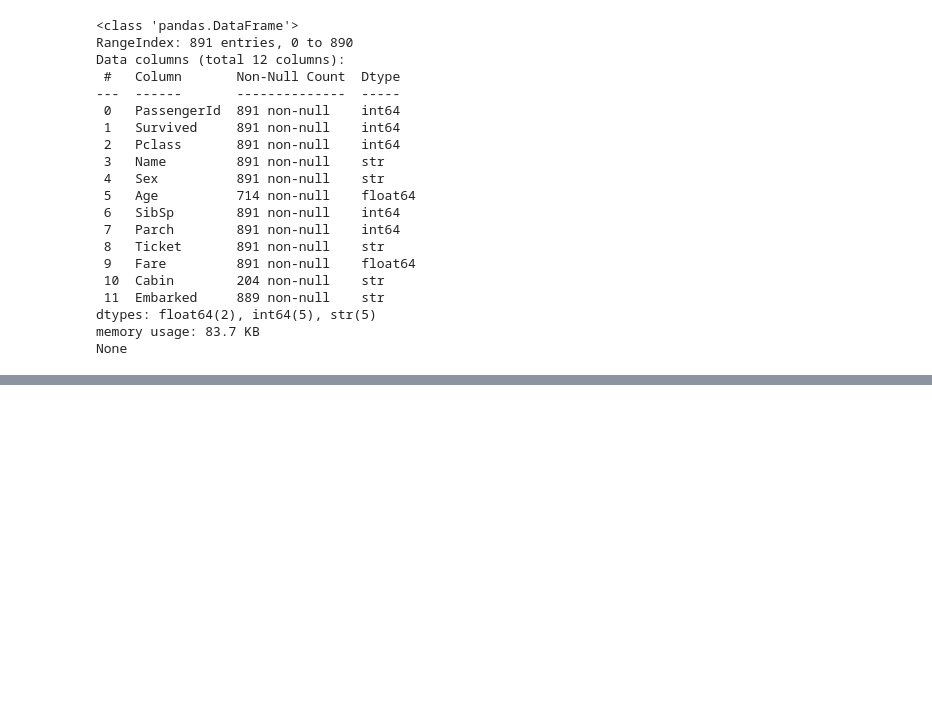
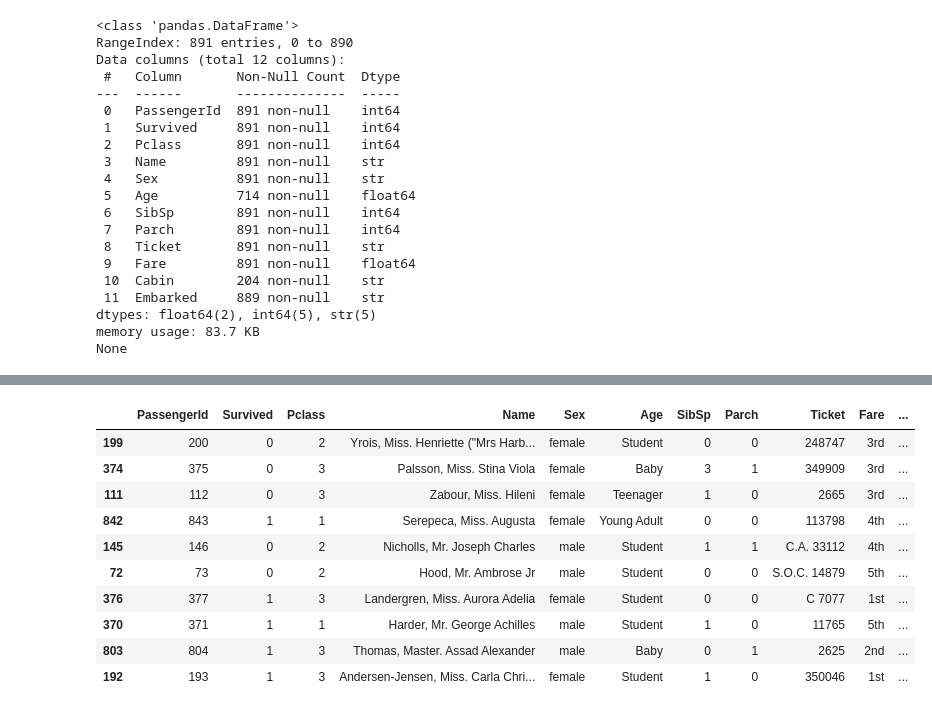
Before and after one commit to andres112/Advanced-Python, a Jupyter notebook: Titanic.ipynb, the cells around one changed output, grey strips where cells are left out. Saved outputs shown, nothing was run; the diff lists cells and outputs as text; code cells hidden in the pictures; blank space fills up the shorter version.

```diff
--- a/Titanic.ipynb
+++ b/Titanic.ipynb
@@ -200,0 +236,14 @@ Categories (5, str): ['1st' < '2nd' < '3rd' < '4th' < '5th']
+# %%
+train_data.sample(10)
+# %% [output]
+|  | PassengerId | Survived | Pclass | Name | Sex | Age | SibSp | Parch | Ticket | Fare | ... |
+| 199 | 200 | 0 | 2 | Yrois, Miss. Henriette ("Mrs Harb... | female | Student | 0 | 0 | 248747 | 3rd | ... |
+| 374 | 375 | 0 | 3 | Palsson, Miss. Stina Viola | female | Baby | 3 | 1 | 349909 | 3rd | ... |
+| 111 | 112 | 0 | 3 | Zabour, Miss. Hileni | female | Teenager | 1 | 0 | 2665 | 3rd | ... |
+| 842 | 843 | 1 | 1 | Serepeca, Miss. Augusta | female | Young Adult | 0 | 0 | 113798 | 4th | ... |
+| 145 | 146 | 0 | 2 | Nicholls, Mr. Joseph Charles | male | Student | 1 | 1 | C.A. 33112 | 4th | ... |
+| 72 | 73 | 0 | 2 | Hood, Mr. Ambrose Jr | male | Student | 0 | 0 | S.O.C. 14879 | 5th | ... |
+| 376 | 377 | 1 | 3 | Landergren, Miss. Aurora Adelia | female | Student | 0 | 0 | C 7077 | 1st | ... |
+| 370 | 371 | 1 | 1 | Harder, Mr. George Achilles | male | Student | 1 | 0 | 11765 | 5th | ... |
+| 803 | 804 | 1 | 3 | Thomas, Master. Assad Alexander | male | Baby | 0 | 1 | 2625 | 2nd | ... |
+| 192 | 193 | 1 | 3 | Andersen-Jensen, Miss. Carla Chri... | female | Student | 1 | 0 | 350046 | 1st | ... |
```
Also changed, not shown: parts of 18 cells of this notebook.
